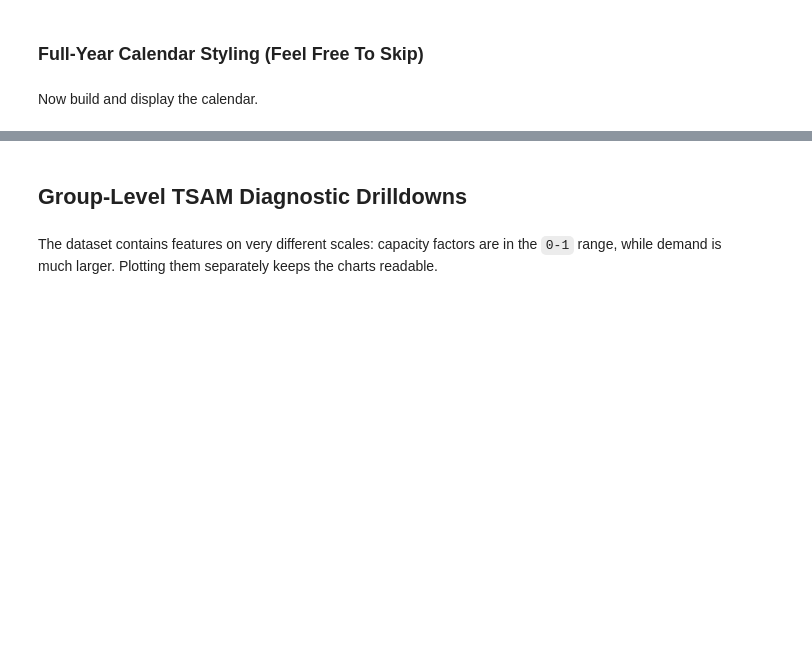
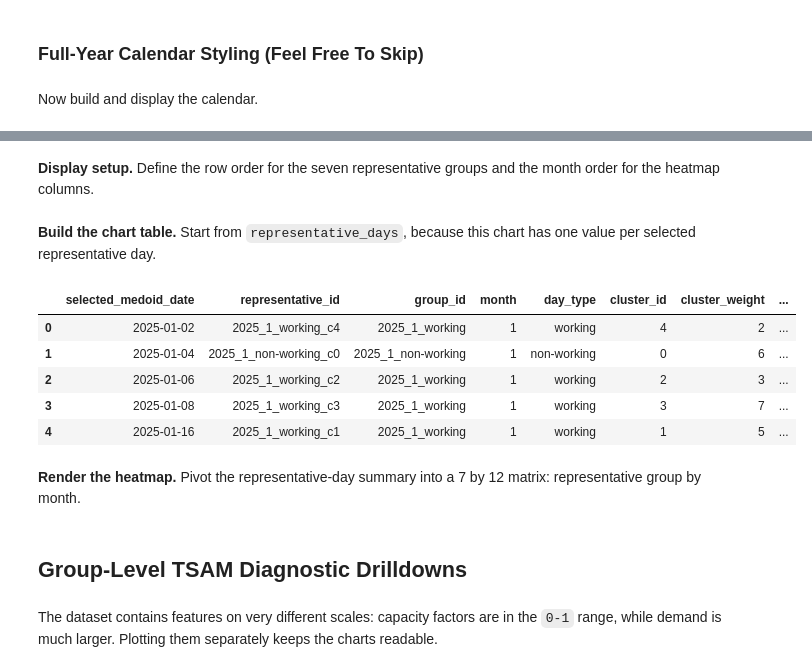
Before and after one commit to komaksym/tsam-notebook-workflows, a Jupyter notebook: src/approach_1.ipynb, the cells around one changed output, grey strips where cells are left out. Saved outputs shown, nothing was run; the diff lists cells and outputs as text; code cells hidden in the pictures; blank space fills up the shorter version.

Commit message:
feat: add Representative Weight Heatmap plot

```diff
--- a/src/approach_1.ipynb
+++ b/src/approach_1.ipynb
@@ -1458,0 +1464,3 @@ calendar_fig.show()
+# %% [markdown]
+**Display setup.**
+Define the row order for the seven representative groups and the month order for the heatmap columns.
@@ -1458,0 +1491,46 @@ calendar_fig.show()
+# %% [markdown]
+**Build the chart table.**
+Start from `representative_days`, because this chart has one value per selected representative day.
+# %%
+representative_weight_summary = representative_days.copy()
+representative_weight_summary["month_name"] = representative_weight_summary["month"].map(
+    month_name_by_number
+)
+representative_weight_summary["representative_group"] = (
+    representative_weight_summary["day_type"]
+    + "_c"
+    + representative_weight_summary["cluster_id"].astype(str)
+)
+
+# Denominator: days in the same month and day type.
+representative_weight_summary["group_days"] = (
+    representative_weight_summary
+    .groupby(["month", "day_type"])["cluster_weight"]
+    .transform("sum")
+)
+representative_weight_summary["group_share_pct"] = (
+    representative_weight_summary["cluster_weight"]
+    .div(representative_weight_summary["group_days"])
+    .mul(100)
+)
+
+assert (
+    representative_weight_summary
+    .groupby(["month", "day_type"])["group_share_pct"]
+    .sum()
+    .round(6)
+    .eq(100)
+    .all()
+)
+
+representative_weight_summary.head()
+# %% [output]
+|  | selected_medoid_date | representative_id | group_id | month | day_type | cluster_id | cluster_weight | ... |
+| 0 | 2025-01-02 | 2025_1_working_c4 | 2025_1_working | 1 | working | 4 | 2 | ... |
+| 1 | 2025-01-04 | 2025_1_non-working_c0 | 2025_1_non-working | 1 | non-working | 0 | 6 | ... |
+| 2 | 2025-01-06 | 2025_1_working_c2 | 2025_1_working | 1 | working | 2 | 3 | ... |
+| 3 | 2025-01-08 | 2025_1_working_c3 | 2025_1_working | 1 | working | 3 | 7 | ... |
+| 4 | 2025-01-16 | 2025_1_working_c1 | 2025_1_working | 1 | working | 1 | 5 | ... |
+# %% [markdown]
+**Render the heatmap.**
+Pivot the representative-day summary into a 7 by 12 matrix: representative group by month.
```
Also changed, not shown: parts of 3 cells of this notebook.
